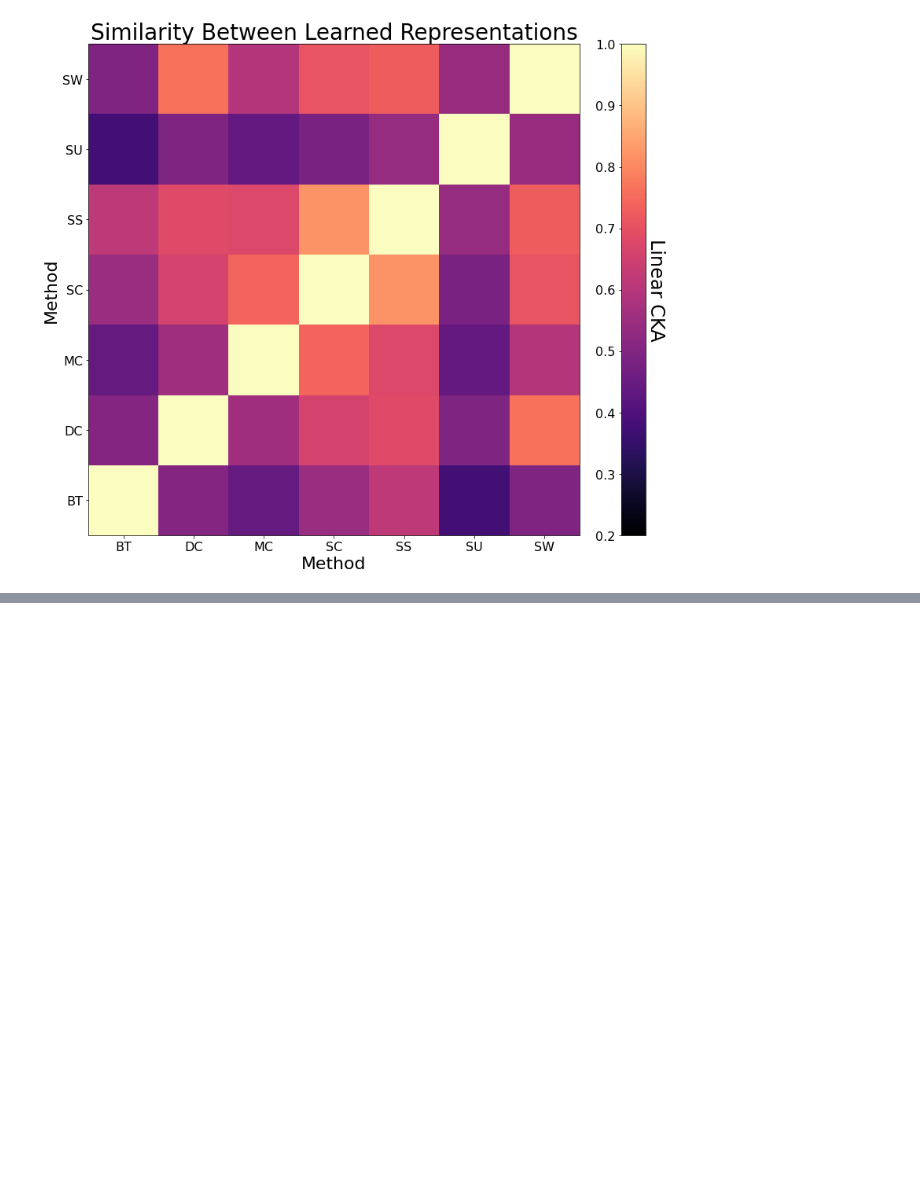
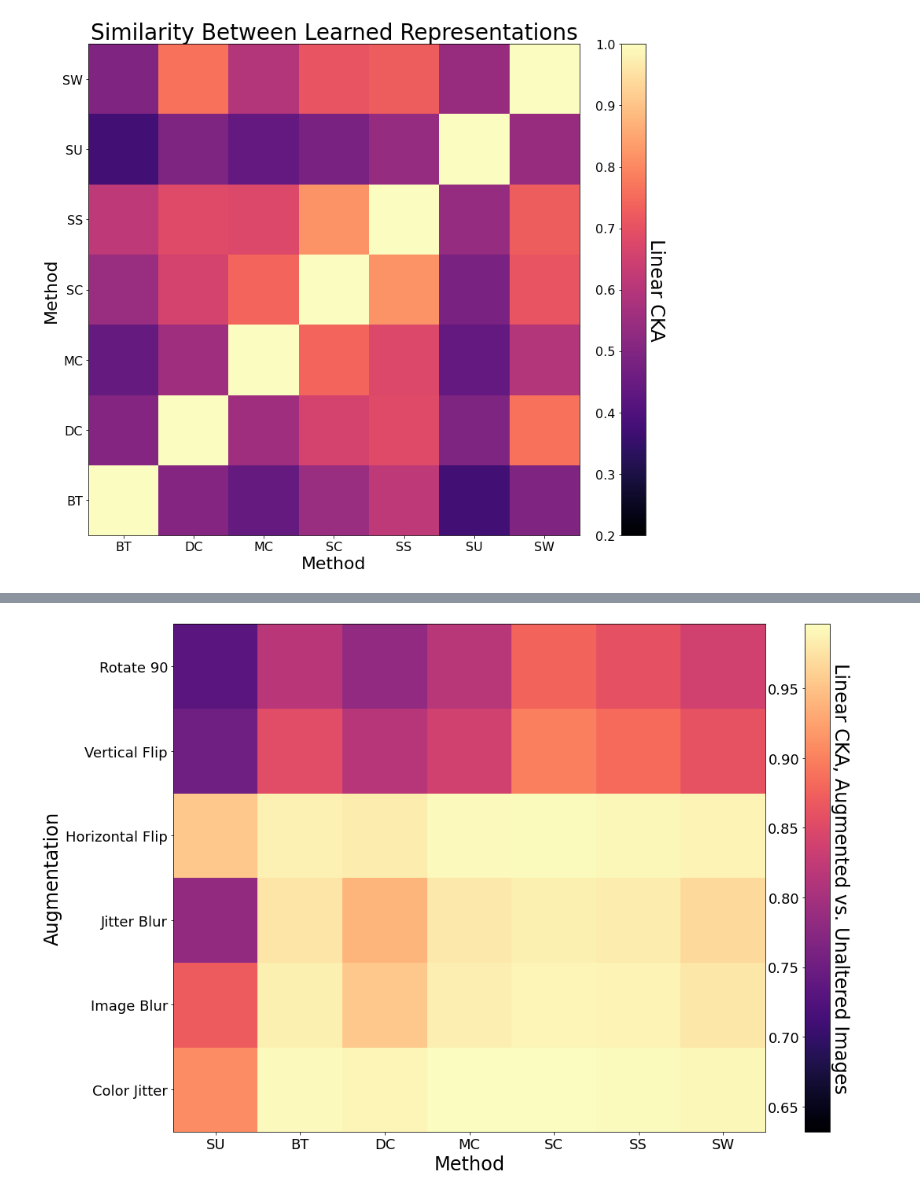
Before and after one commit to mgwillia/unsupervised-analysis, a Jupyter notebook: notebooks/cka.ipynb, the cells around one changed output, grey strips where cells are left out. Drawn from its saved outputs; the diff is of its cells as text; code cells hidden in the pictures; blank space fills up the shorter version.

```diff
--- a/notebooks/cka.ipynb
+++ b/notebooks/cka.ipynb
@@ -125,0 +469,91 @@ plt.savefig('teaser_cka', bbox_inches = 'tight', pad_inches = 0.1)
+# %%
+import matplotlib.pyplot as plt
+import numpy as np
+plt.rcParams["figure.figsize"] = (15,10)
+
+results = {}
+with open('/cfarhomes/mgwillia/unsupervised-analysis/outfiles/compare_transforms_cka_inet.out.977514', 'r') as read_file:
+    lines = read_file.readlines()
+    for line in lines:
+        if 'Dataset' in line:
+            line = line.strip()
+            transform = line.split(' ')[3][:-1]
+            backbone = line.split(' ')[5][:-1]
+            cka = float(line.split(' ')[7])
+            if transform not in results:
+                results[transform] = {}
+            results[transform][backbone] = cka
+
+with open('/cfarhomes/mgwillia/unsupervised-analysis/outfiles/compare_transforms_cka_seg_fault.out.977569', 'r') as read_file:
+    lines = read_file.readlines()
+    for line in lines:
+        if 'Dataset' in line:
+            line = line.strip()
+            transform = line.split(' ')[3][:-1]
+            backbone = line.split(' ')[5][:-1]
+            cka = float(line.split(' ')[7])
+            if transform not in results:
+                results[transform] = {}
+            results[transform][backbone] = cka
+
+methods = [
+    'supervised_r50',
+    'btwins_r50_1000',
+    'dcv2_r50_800',
+    'moco_r50_800',
+    'simclr_r50_800',
+    'simsiam_r50_100',
+    'swav_r50_800'
+]
+method_labels = [
+    'SU',
+    'BT',
+    'DC',
+    'MC',
+    'SC',
+    'SS',
+    'SW'
+]
+transforms = [
+    'image_jitter',
+    'image_blur',
+    'jitter_blur',
+    'horizontal_flip',
+    'vertical_flip',
+#    'both_flip',
+    'rotate'
+]
+transform_labels = [
+    'Color Jitter',
+    'Image Blur',
+    'Jitter Blur',
+    'Horizontal Flip',
+    'Vertical Flip',
+#    'Both Flip',
+    'Rotate 90'
+]
+
+cka_matrix = np.zeros((len(transforms), len(methods)))
+for i, transform in enumerate(transforms):
+    for j, method in enumerate(methods):
+        cka_matrix[i][j] = results[transform][method]
+
+fig, ax = plt.subplots(1, 1)
+color_values = ax.imshow(cka_matrix, origin='lower', vmin=cka_matrix.min() - 0.1, cmap=plt.get_cmap('magma'))
+ax.set_xticks(list(range(0, len(methods))))
+ax.set_yticks(list(range(0, len(transforms))))
+ax.set_xticklabels(method_labels)
+ax.set_yticklabels(transform_labels)
+ax.tick_params(axis='both', which='major', labelsize=18)
+ax.tick_params(axis='both', which='minor', labelsize=18)
+ax.set_xlabel('Method', fontsize=24)
+ax.set_ylabel('Augmentation', fontsize=24)
+
+cbar = fig.colorbar(color_values, ax=ax, pad=0.05, fraction=0.043)
+cbar.ax.tick_params(labelsize=18)
+cbar.set_label('Linear CKA, Augmented vs. Unaltered Images', rotation=270, fontsize=24, labelpad=25)
+cbar.ax.yaxis.set_ticks_position('left')
+fig.tight_layout()
+plt.savefig('augmentation_invariance', bbox_inches = 'tight', pad_inches = 0.1)
+# %% [output]
+[figure, added]
```
Also changed, not shown: parts of 3 cells of this notebook, 20 other files.
